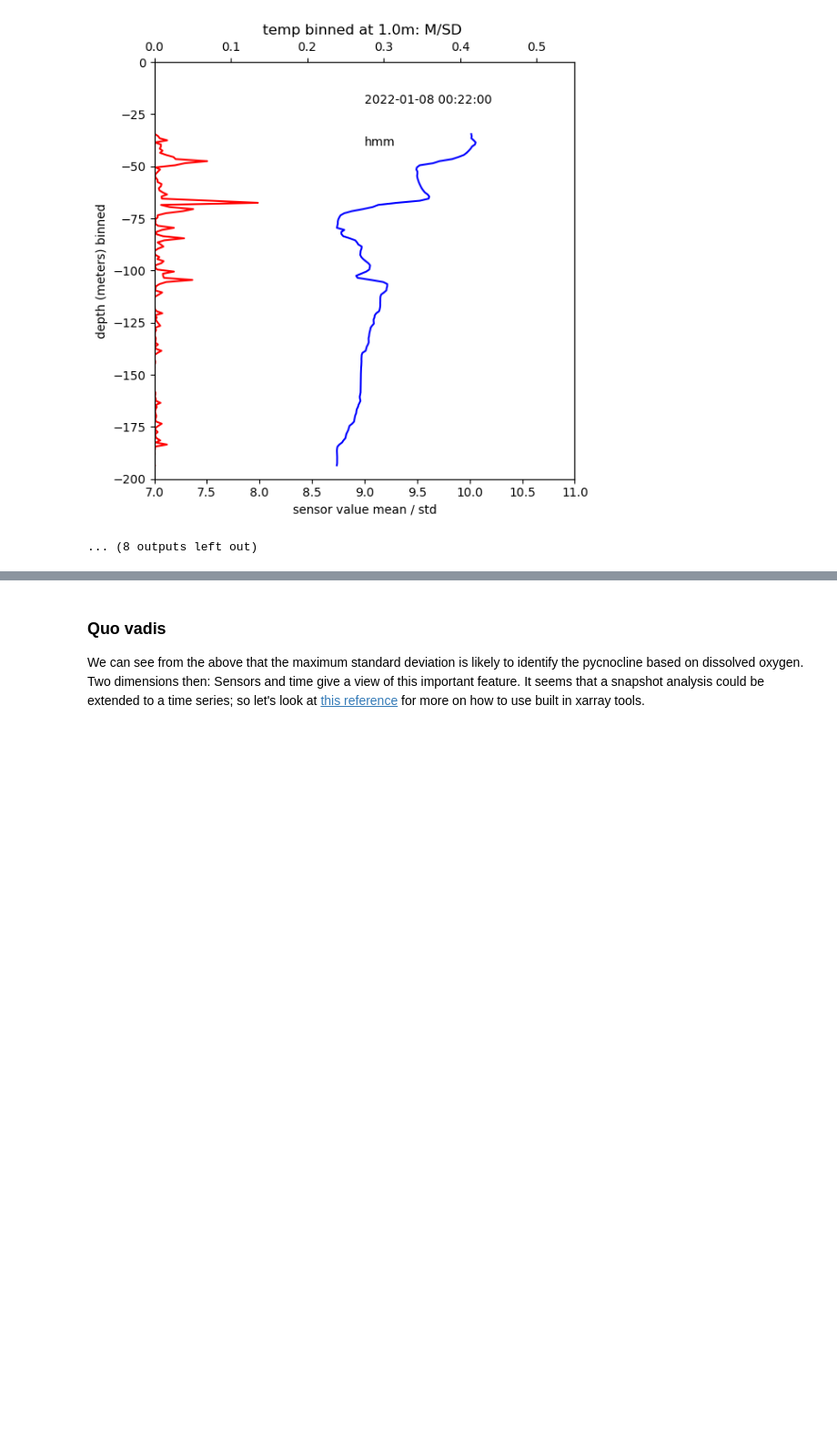
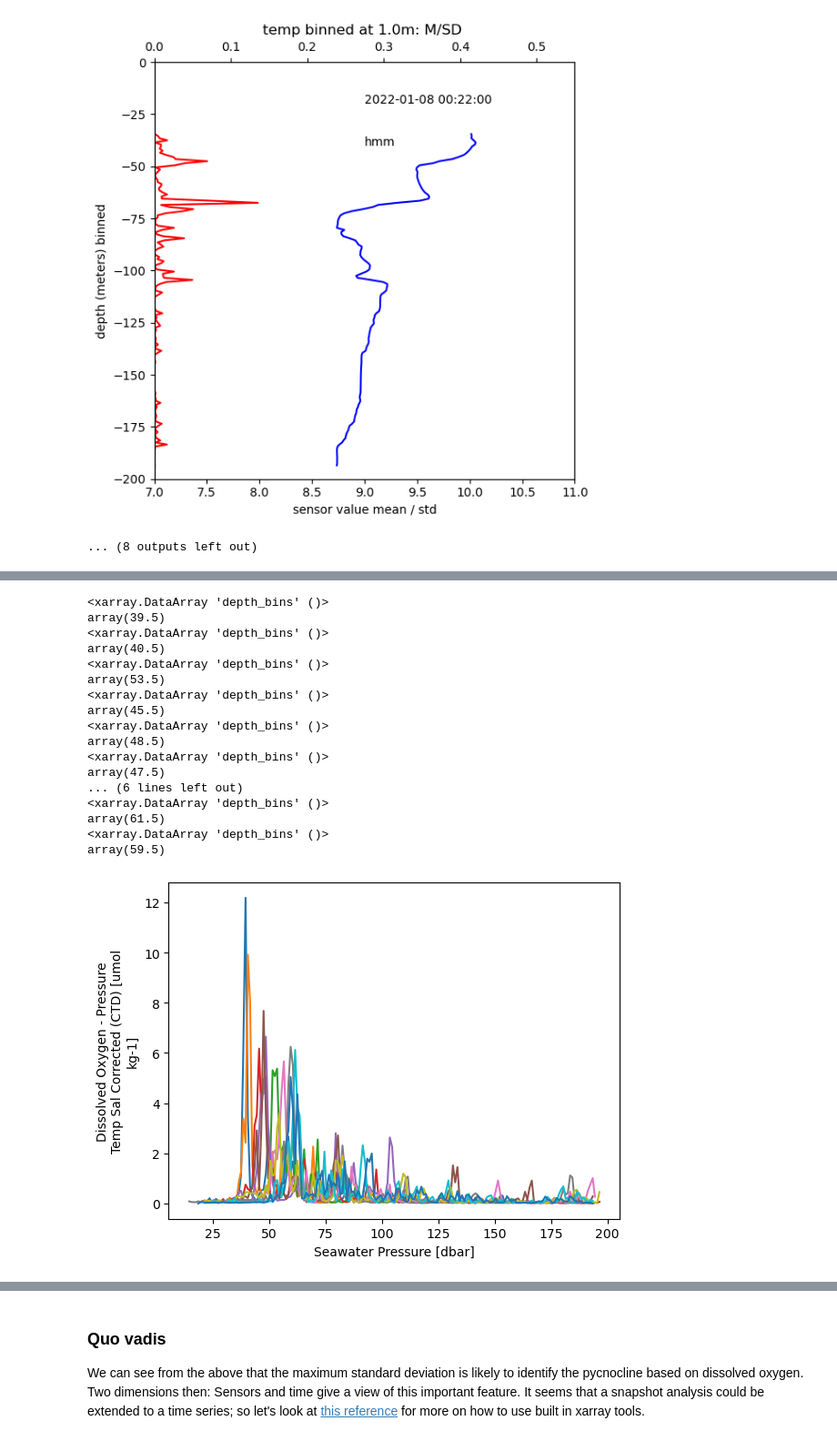
Before and after one commit to geo-smart/oceanography, a Jupyter notebook: book/chapters/epipelargosy.ipynb, the cells around one changed output, grey strips where cells are left out. Shown at 91% size. Drawn from its saved outputs; the diff is of its cells as text; code cells hidden in the pictures; blank space fills up the shorter version.

```diff
--- a/book/chapters/epipelargosy.ipynb
+++ b/book/chapters/epipelargosy.ipynb
@@ -805,0 +812,25 @@ fig,axs = ChartSensorMeanStd([ranges['do'], do_std],
+# %%
+for p in range(59, 70):
+    c = LocalGenerateBinnedProfileDatasetFromTimeSeries(d['do'][0], d['do'][1], \
+                    profiles['a0t'][p], profiles['a1t'][p], 1.0, 'do')
+    c.do_std.plot()
+    print()
+# %% [output]
+<xarray.DataArray 'depth_bins' ()>
+array(39.5)
+<xarray.DataArray 'depth_bins' ()>
+array(40.5)
+<xarray.DataArray 'depth_bins' ()>
+array(53.5)
+<xarray.DataArray 'depth_bins' ()>
+array(45.5)
+<xarray.DataArray 'depth_bins' ()>
+array(48.5)
+<xarray.DataArray 'depth_bins' ()>
+array(47.5)
+... (6 lines left out)
+<xarray.DataArray 'depth_bins' ()>
+array(61.5)
+<xarray.DataArray 'depth_bins' ()>
+array(59.5)
+[figure, added]
```
Also changed, not shown: parts of 18 cells of this notebook.
